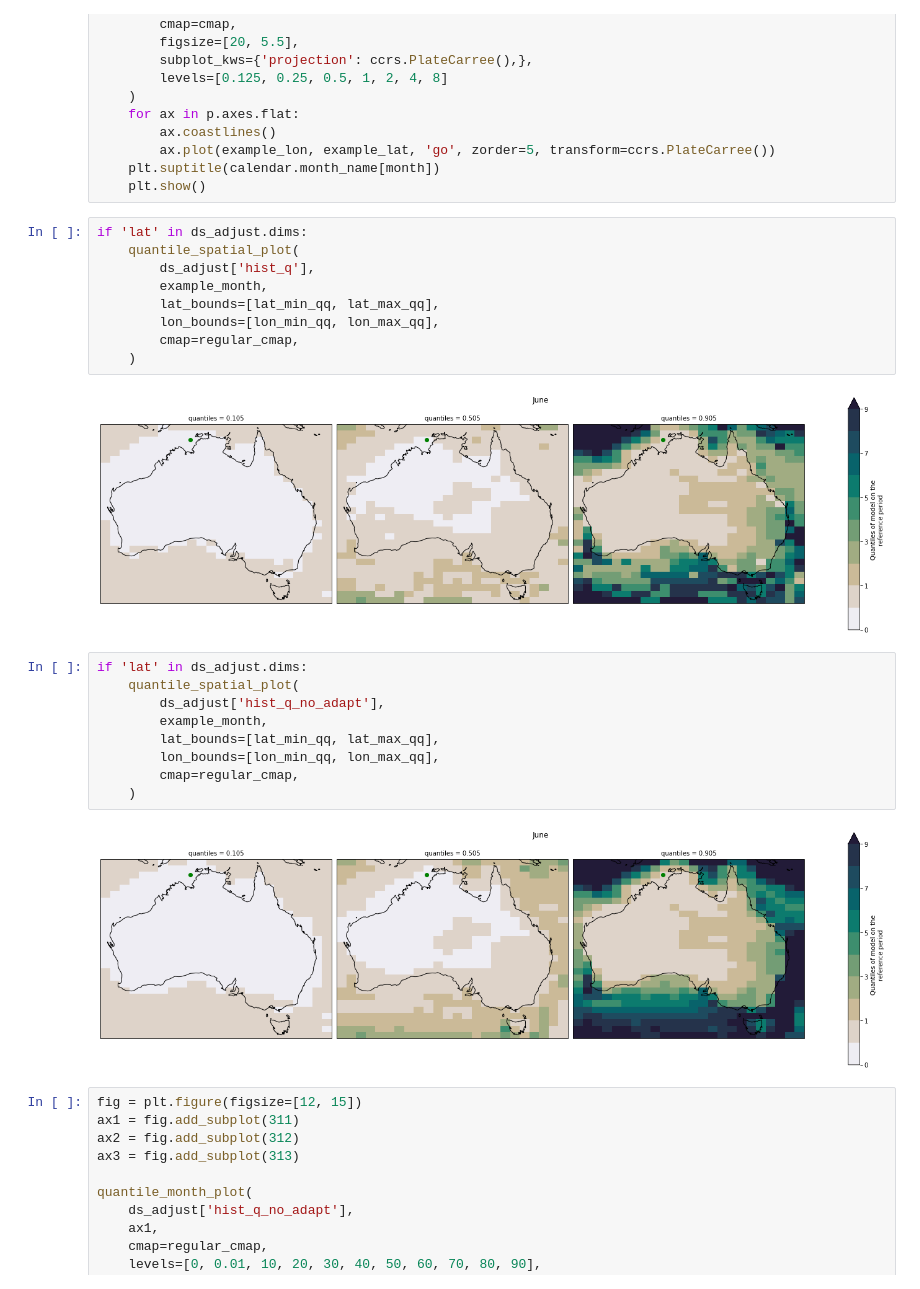
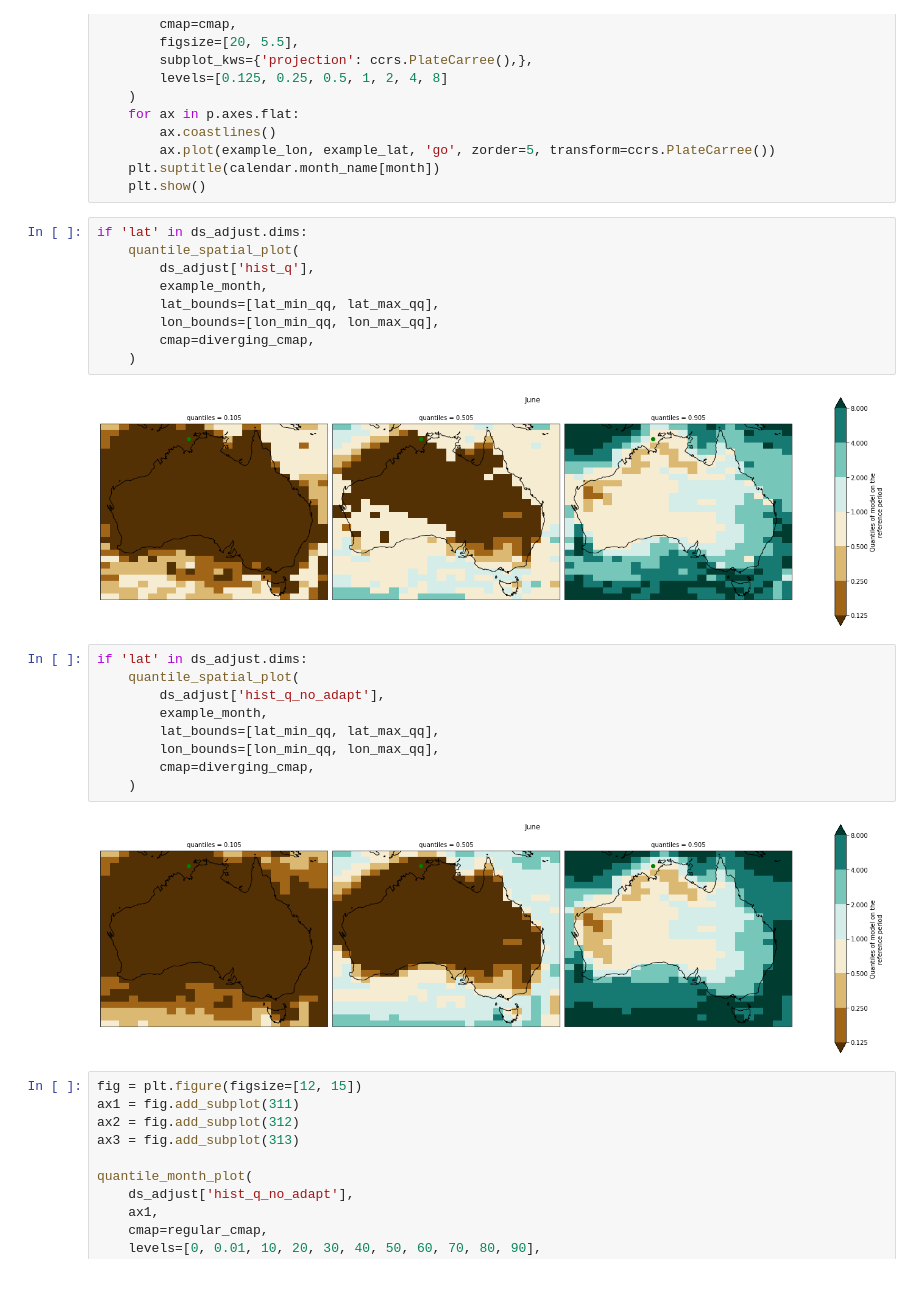
Before and after one commit to AusClimateService/qqscale, a Jupyter notebook: dry_day_testing.ipynb, the cells around one changed output. Saved outputs shown, nothing was run; the diff lists cells and outputs as text.

```diff
--- a/dry_day_testing.ipynb
+++ b/dry_day_testing.ipynb
@@ -298,21 +337,21 @@ if 'lat' in ds_adjust.dims:
         example_month,
         lat_bounds=[lat_min_qq, lat_max_qq],
         lon_bounds=[lon_min_qq, lon_max_qq],
-        cmap=regular_cmap,
+        cmap=diverging_cmap,
     )
 # %% [output]
-[figure, old version]
+[figure, new version]
 # %%
 if 'lat' in ds_adjust.dims:
     quantile_spatial_plot(
         ds_adjust['hist_q_no_adapt'],
         example_month,
         lat_bounds=[lat_min_qq, lat_max_qq],
         lon_bounds=[lon_min_qq, lon_max_qq],
-        cmap=regular_cmap,
+        cmap=diverging_cmap,
     )
 # %% [output]
-[figure, old version]
+[figure, new version]
 # %%
 fig = plt.figure(figsize=[12, 15])
 ax1 = fig.add_subplot(311)
```
Also changed, not shown: parts of 31 cells of this notebook, 4 other files.
